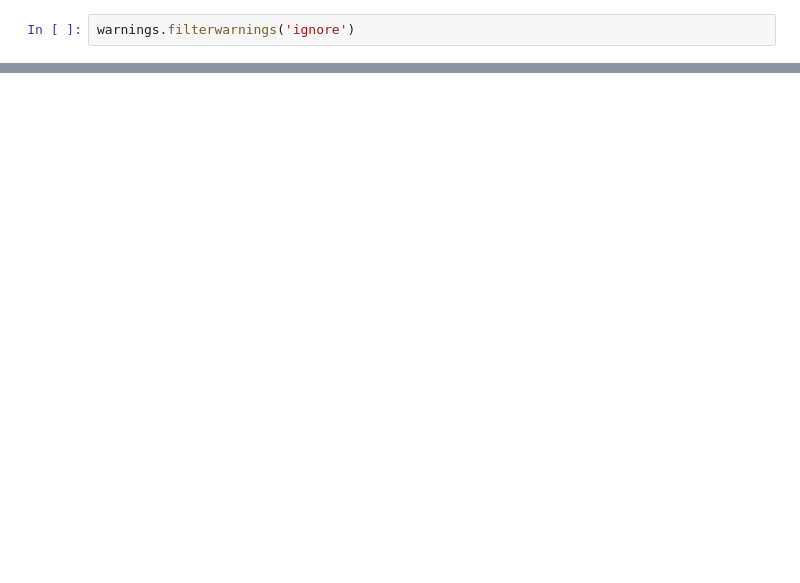
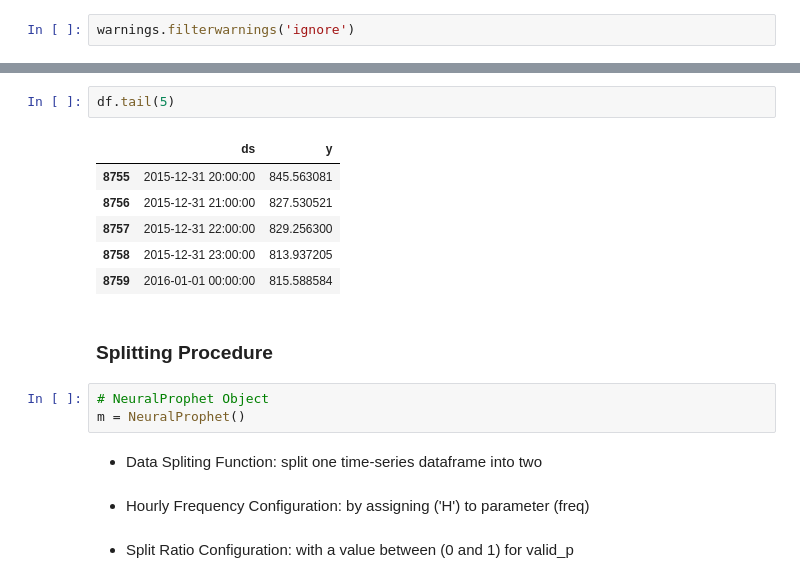
Before and after one commit to joakor89/conformal_prediction, a Jupyter notebook: chap_08/CPTSF2.ipynb, the cells around one changed output, grey strips where cells are left out. Saved outputs shown, nothing was run; the diff lists cells and outputs as text; blank space fills up the shorter version.

Commit message:
CPTSF2 - NeuralProphet

```diff
--- a/chap_08/CPTSF2.ipynb
+++ b/chap_08/CPTSF2.ipynb
@@ -27,0 +73,20 @@ df.head(5)
+# %%
+df.tail(5)
+# %% [output]
+|  | ds | y |
+| 8755 | 2015-12-31 20:00:00 | 845.563081 |
+| 8756 | 2015-12-31 21:00:00 | 827.530521 |
+| 8757 | 2015-12-31 22:00:00 | 829.256300 |
+| 8758 | 2015-12-31 23:00:00 | 813.937205 |
+| 8759 | 2016-01-01 00:00:00 | 815.588584 |
+# %% [markdown]
+### Splitting Procedure
+# %%
+# NeuralProphet Object
+m = NeuralProphet()
+# %% [markdown]
+- Data Spliting Function: split one time-series dataframe into two
+# %% [markdown]
+-  Hourly Frequency Configuration: by assigning ('H') to parameter (freq)
+# %% [markdown]
+- Split Ratio Configuration: with a value between (0 and 1) for valid_p
```
Also changed, not shown: parts of 52 cells of this notebook, 2 other files.
